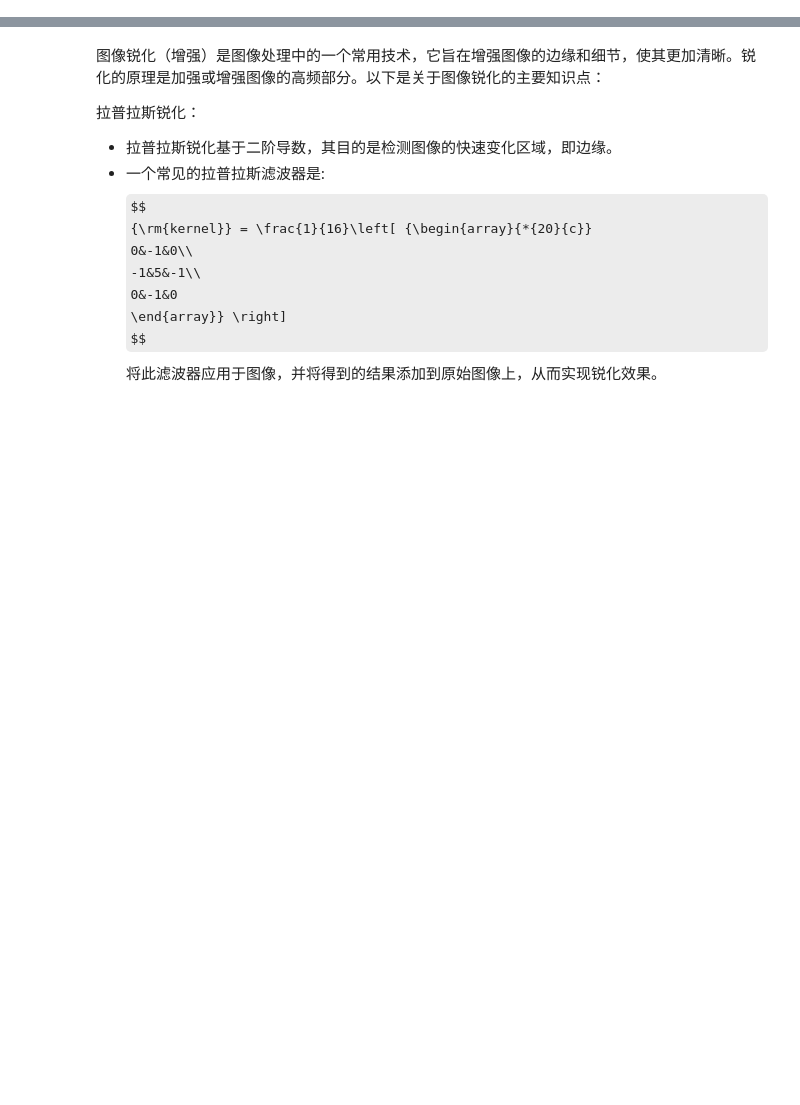
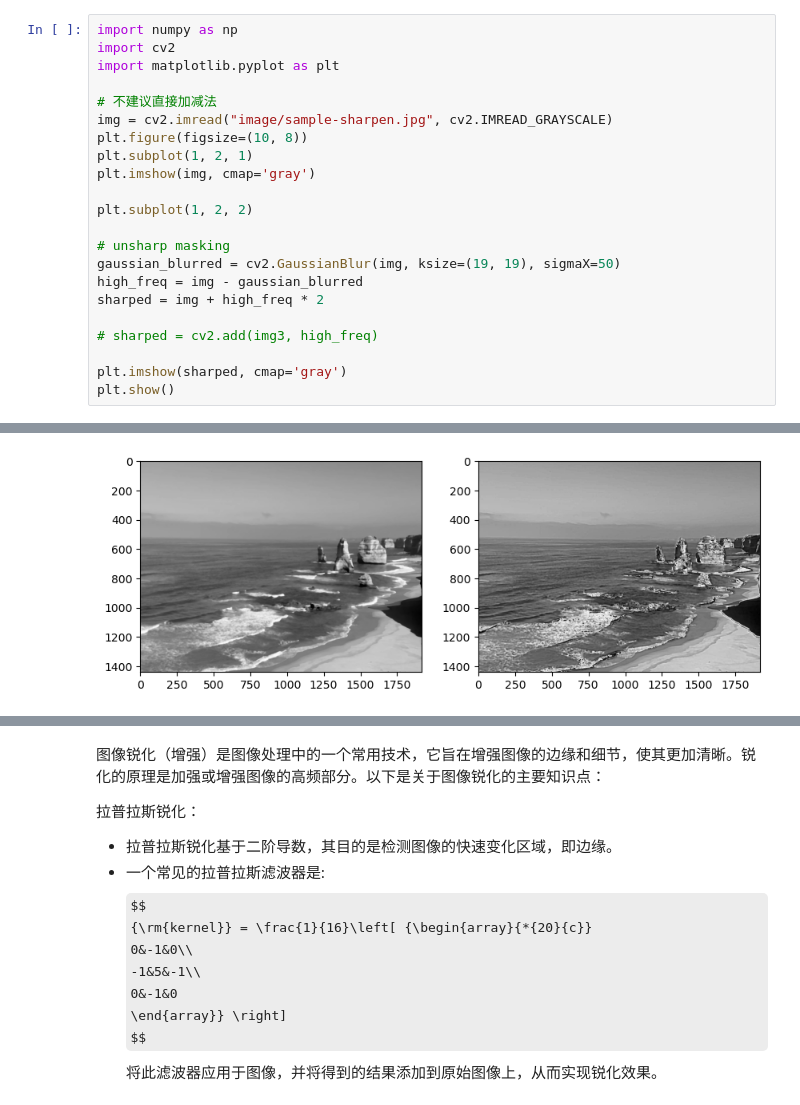
Before and after one commit to plum-Yin/AIIT_2024_CSE435, a Jupyter notebook: chapter3-Filters/2_Sharpen.ipynb, the cells around one changed output, grey strips where cells are left out. Cells and saved outputs as stored; diff of their text form; some formulas as TeX source; blank space fills up the shorter version.

```diff
--- a/chapter3-Filters/2_Sharpen.ipynb
+++ b/chapter3-Filters/2_Sharpen.ipynb
@@ -2,0 +22,23 @@
+# %%
+import numpy as np
+import cv2
+import matplotlib.pyplot as plt
+
+# 不建议直接加减法
+img = cv2.imread("image/sample-sharpen.jpg", cv2.IMREAD_GRAYSCALE)
+plt.figure(figsize=(10, 8))
+plt.subplot(1, 2, 1)
+plt.imshow(img, cmap='gray')
+
+plt.subplot(1, 2, 2)
+
+# unsharp masking
+gaussian_blurred = cv2.GaussianBlur(img, ksize=(19, 19), sigmaX=50)
+high_freq = img - gaussian_blurred
+sharped = img + high_freq * 2
+
+# sharped = cv2.add(img3, high_freq)
+
+plt.imshow(sharped, cmap='gray')
+plt.show()
+# %% [output]
@@ -2,0 +47 @@
+[figure, added]
```
Also changed, not shown: parts of 10 cells of this notebook, 11 other files.
